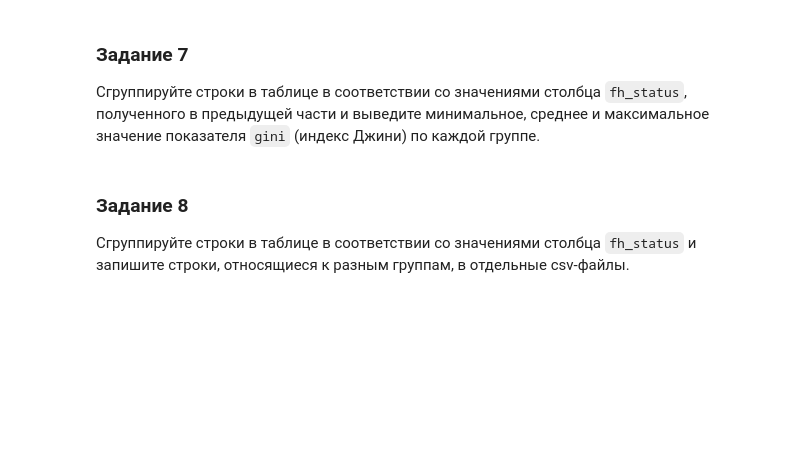
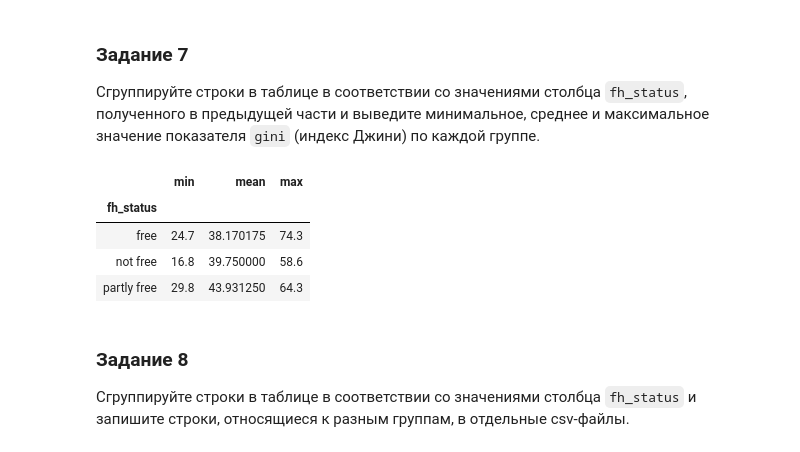
Before and after one commit to allatambov/allatambov.github.io, a Jupyter notebook: PyProgPerm/practice/practice-pandas.ipynb, the cells around one changed output. Saved outputs shown, nothing was run; the diff lists cells and outputs as text; code cells hidden in the pictures; blank space fills up the shorter version.

```diff
--- a/PyProgPerm/practice/practice-pandas.ipynb
+++ b/PyProgPerm/practice/practice-pandas.ipynb
@@ -263,3 +283,9 @@ assert la_dem.iloc[5, 7] == 1, "Неверный датафрейм"
+# %%
+# та же история, что и с log()
+# round() из numpy можно применять сразу
+# к последовательности значений
+
+polit["corr_round"] = np.round(polit["corr0509"], 2)
 # %%
 assert round(polit["corr_round"].sum()) == -14.0, "Ошибка в столбце corr_round"
 assert polit["corr_round"].max() == 2.38, "Ошибка в столбце corr_round"
@@ -272,3 +296,14 @@ assert polit["corr_round"].max() == 2.38, "Ошибка в столбце corr_r
+# %%
+def get_status(x):
+    if x >= 1.0 and x <= 2.5:
+        r = "free"
+    if x >= 3 and x <= 5:
+        r = "partly free"
+    if x >= 5.5 and x <= 7:
+        r = "not free"
+    return r
+
+polit["fh_status"] = polit["fh09"].apply(get_status)
 # %%
 assert polit["fh_status"].value_counts().values[0] == 57, "Неверные значения в столбце"
 assert polit["fh_status"].value_counts().values[1] == 48, "Неверные значения в столбце"
@@ -280,6 +315,14 @@ assert polit["fh_status"].values[134] == 'not free', "Неверные знач
 ### Задание 7
 
 Сгруппируйте строки в таблице в соответствии со значениями столбца `fh_status`, полученного в предыдущей части и выведите минимальное, среднее и максимальное значение показателя `gini` (индекс Джини) по каждой группе.
+# %%
+polit.groupby("fh_status").agg(["min", "mean", "max"])["gini"]
+# %% [output]
+|  | min | mean | max |
+| fh_status |  |  |  |
+| free | 24.7 | 38.170175 | 74.3 |
+| not free | 16.8 | 39.750000 | 58.6 |
+| partly free | 29.8 | 43.931250 | 64.3 |
 # %% [markdown]
 ### Задание 8
 
```
Also changed, not shown: parts of 16 cells of this notebook.
